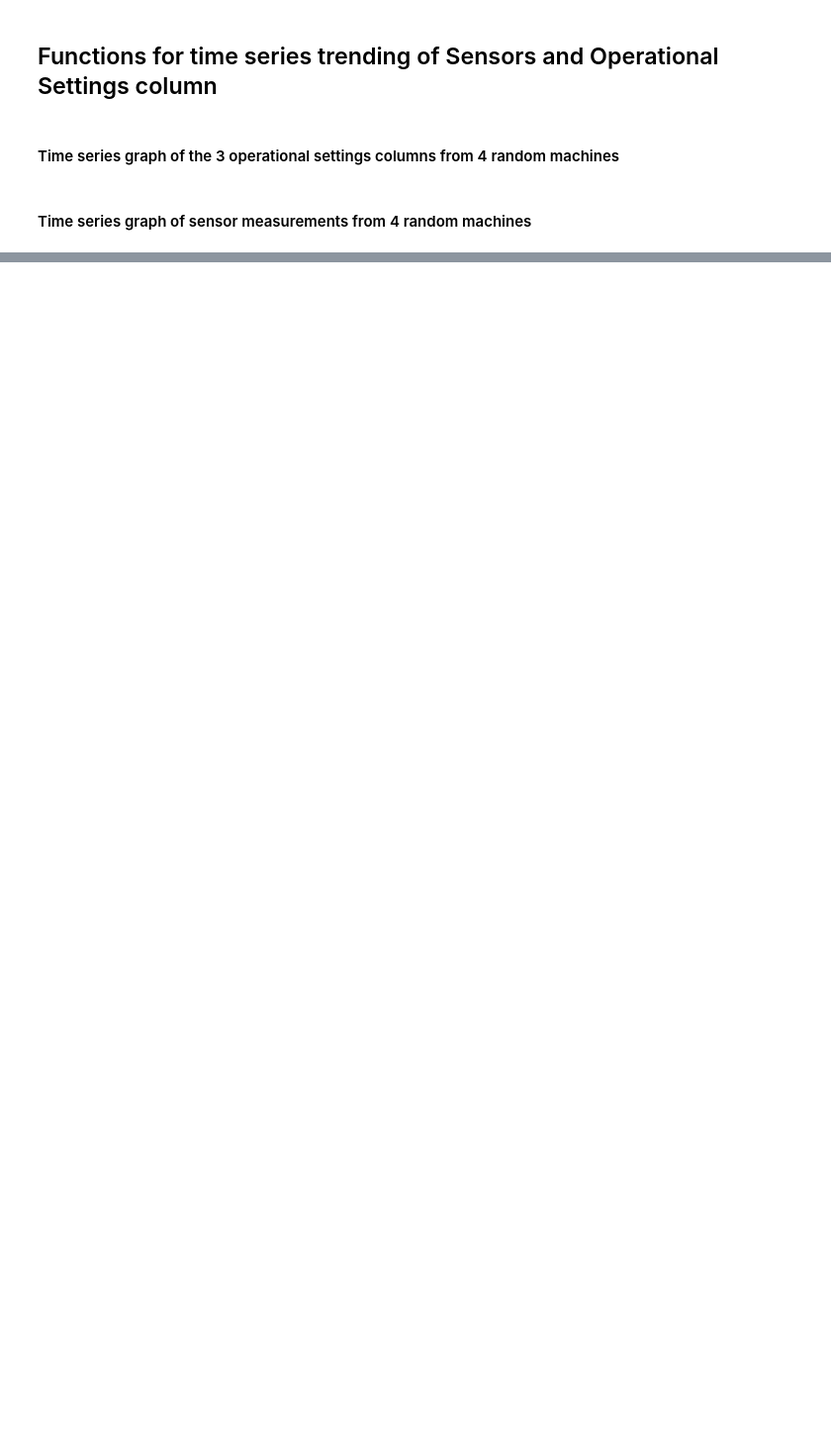
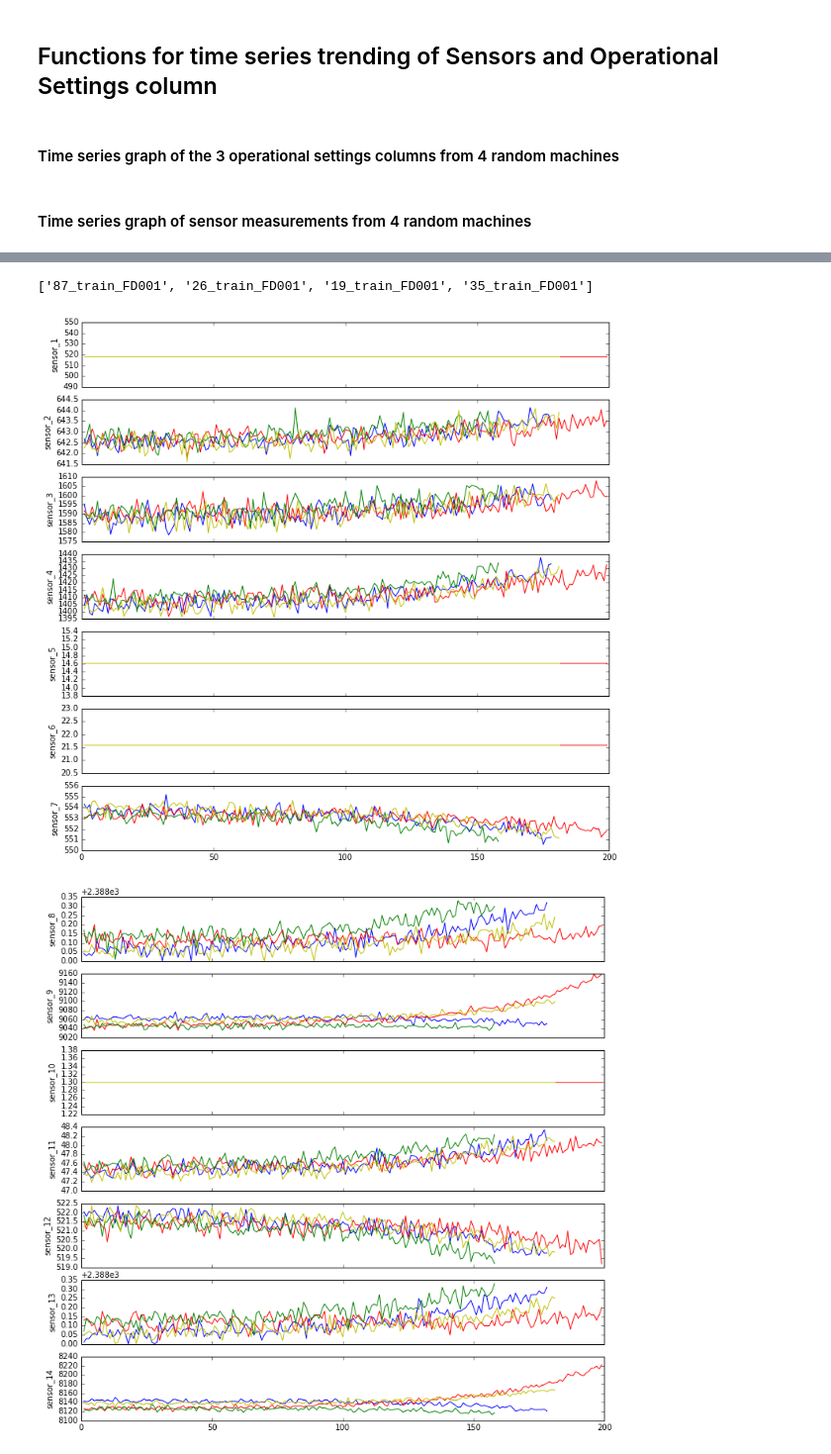
Before and after one commit to springml/iot_demo, a Jupyter notebook: DataSimulator/Python Notebooks/EDA on Nasa Engine Dataset.ipynb, the cells around one changed output, grey strips where cells are left out. Shown at 99% size. Cells and saved outputs as stored; diff of their text form; code cells hidden in the pictures; blank space fills up the shorter version.

```diff
--- a/DataSimulator/Python Notebooks/EDA on Nasa Engine Dataset.ipynb
+++ b/DataSimulator/Python Notebooks/EDA on Nasa Engine Dataset.ipynb
@@ -161,0 +138,9 @@ Name: operational_setting_3, dtype: float64
+# %%
+all_machines = dfs[0].unit.value_counts().index.tolist()
+sample_machines = [random.choice(all_machines) for i in xrange(4)]
+print sample_machines
+sensors_time_series(dfs[0], sample_machines)
+# %% [output]
+['87_train_FD001', '26_train_FD001', '19_train_FD001', '35_train_FD001']
+[figure, added]
+[figure, added]
```
Also changed, not shown: parts of 27 cells of this notebook, 10 other files.
